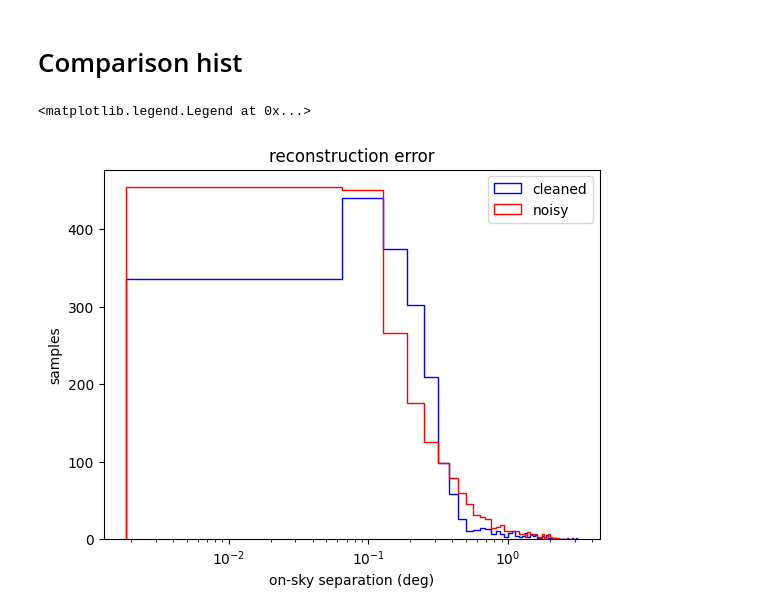
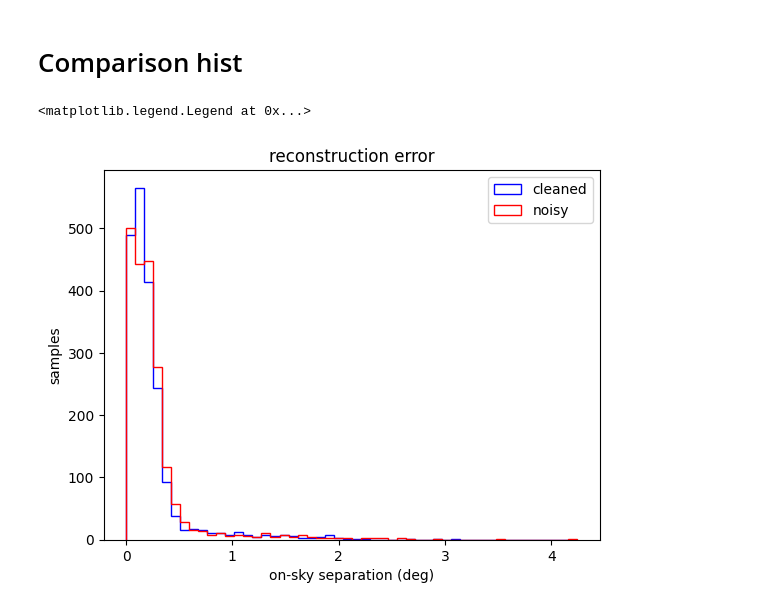
Before and after one commit to ambra-dipiano/astroAI, a Jupyter notebook: astroai/notebooks/cnn-regressor.ipynb, the cells around one changed output. Cells and saved outputs as stored; diff of their text form; code cells hidden in the pictures.

```diff
--- a/astroai/notebooks/cnn-regressor.ipynb
+++ b/astroai/notebooks/cnn-regressor.ipynb
@@ -305,16 +316,16 @@ ax.legend()
 # %%
 data = (err_noisy, err_clean)
 
 ax = plt.subplot()
 colors = ['red', 'blue']
 
 # cumulative counts hist
 ax.set_title('reconstruction error')
 ax.hist(data, 50, density=False, histtype='step', color=colors, label=['noisy', 'cleaned'])
 ax.set_ylabel('samples')
 ax.set_xlabel('on-sky separation (deg)')
-ax.set_xscale('log')
+#ax.set_xscale('log')
 ax.legend()
 # %% [output]
 <matplotlib.legend.Legend at 0x...>
-[figure, old version]
+[figure, new version]
```
Also changed, not shown: parts of 10 cells of this notebook, 1 other file.
